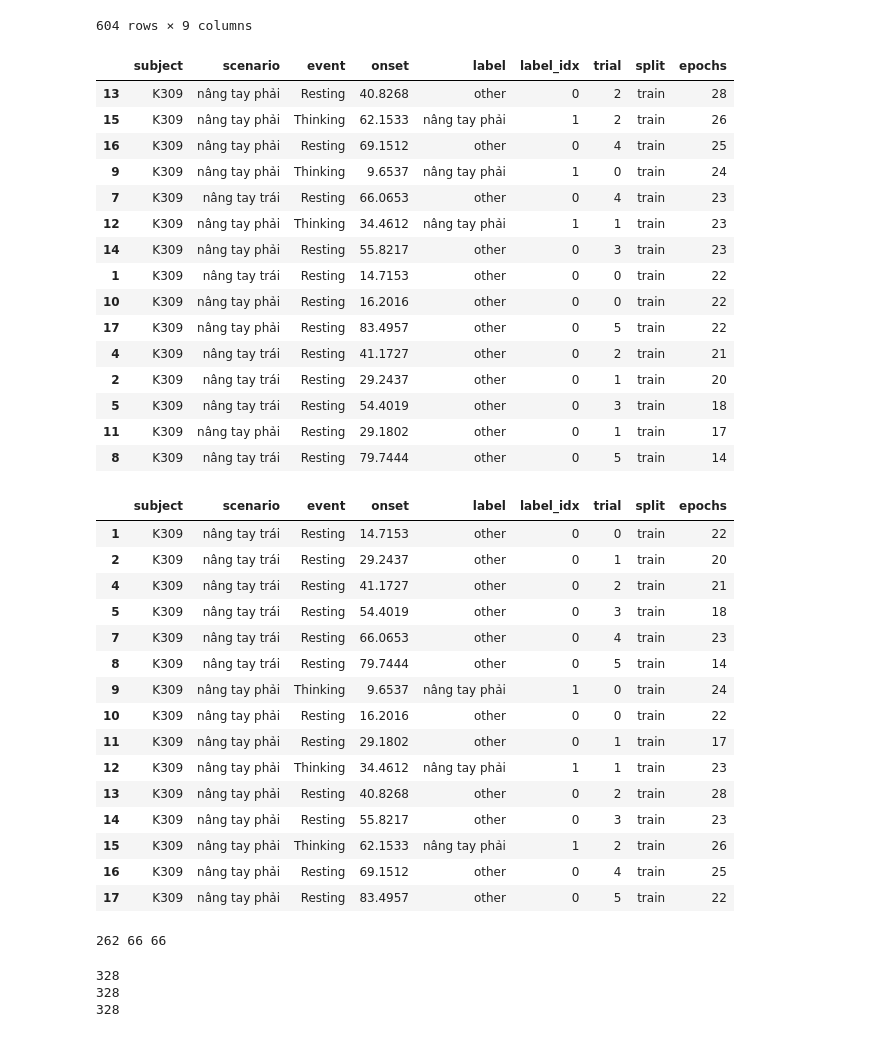
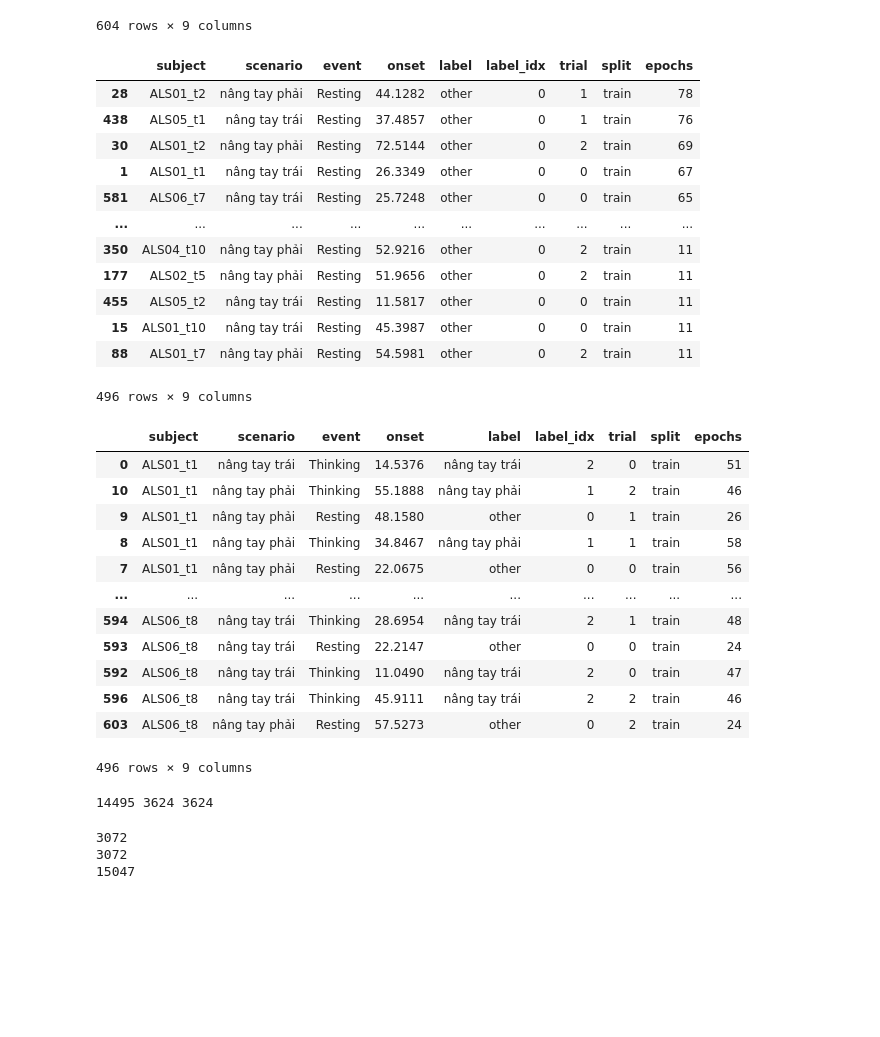
Before and after one commit to phanquanghung/eeg-motor-imagery, a Jupyter notebook: data_loader.ipynb, the cells around one changed output. Drawn from its saved outputs; the diff is of its cells as text; code cells hidden in the pictures; blank space fills up the shorter version.

```diff
--- a/data_loader.ipynb
+++ b/data_loader.ipynb
@@ -175,29 +172,26 @@ ds_info.sort_values("epochs", ascending=False)
 604 rows × 9 columns
 # %%
 # remove noise
-# ds_info.drop([217], inplace=True)
-ds_info.drop(ds_info[ds_info['label'] == 'nâng tay trái'].index, inplace=True)
+ds_info.drop([217], inplace=True)
+# ds_info.drop(ds_info[ds_info['label'] == 'nâng tay trái'].index, inplace=True)
 
-# ds_info.drop(ds_info[ds_info['subject'].str.contains('ALS03')].index, inplace=True)
+ds_info.drop(ds_info[ds_info['subject'].str.contains('ALS03')].index, inplace=True)
 
 ds_info.sort_values("epochs", ascending=False)
 # %% [output]
 |  | subject | scenario | event | onset | label | label_idx | trial | split | epochs |
-| 13 | K309 | nâng tay phải | Resting | 40.8268 | other | 0 | 2 | train | 28 |
-| 15 | K309 | nâng tay phải | Thinking | 62.1533 | nâng tay phải | 1 | 2 | train | 26 |
-| 16 | K309 | nâng tay phải | Resting | 69.1512 | other | 0 | 4 | train | 25 |
-| 9 | K309 | nâng tay phải | Thinking | 9.6537 | nâng tay phải | 1 | 0 | train | 24 |
-| 7 | K309 | nâng tay trái | Resting | 66.0653 | other | 0 | 4 | train | 23 |
-| 12 | K309 | nâng tay phải | Thinking | 34.4612 | nâng tay phải | 1 | 1 | train | 23 |
-| 14 | K309 | nâng tay phải | Resting | 55.8217 | other | 0 | 3 | train | 23 |
-| 1 | K309 | nâng tay trái | Resting | 14.7153 | other | 0 | 0 | train | 22 |
-| 10 | K309 | nâng tay phải | Resting | 16.2016 | other | 0 | 0 | train | 22 |
-| 17 | K309 | nâng tay phải | Resting | 83.4957 | other | 0 | 5 | train | 22 |
-| 4 | K309 | nâng tay trái | Resting | 41.1727 | other | 0 | 2 | train | 21 |
-| 2 | K309 | nâng tay trái | Resting | 29.2437 | other | 0 | 1 | train | 20 |
-| 5 | K309 | nâng tay trái | Resting | 54.4019 | other | 0 | 3 | train | 18 |
-| 11 | K309 | nâng tay phải | Resting | 29.1802 | other | 0 | 1 | train | 17 |
-| 8 | K309 | nâng tay trái | Resting | 79.7444 | other | 0 | 5 | train | 14 |
+| 28 | ALS01_t2 | nâng tay phải | Resting | 44.1282 | other | 0 | 1 | train | 78 |
+| 438 | ALS05_t1 | nâng tay trái | Resting | 37.4857 | other | 0 | 1 | train | 76 |
+| 30 | ALS01_t2 | nâng tay phải | Resting | 72.5144 | other | 0 | 2 | train | 69 |
+| 1 | ALS01_t1 | nâng tay trái | Resting | 26.3349 | other | 0 | 0 | train | 67 |
+| 581 | ALS06_t7 | nâng tay trái | Resting | 25.7248 | other | 0 | 0 | train | 65 |
+| ... | ... | ... | ... | ... | ... | ... | ... | ... | ... |
+| 350 | ALS04_t10 | nâng tay phải | Resting | 52.9216 | other | 0 | 2 | train | 11 |
+| 177 | ALS02_t5 | nâng tay phải | Resting | 51.9656 | other | 0 | 2 | train | 11 |
+| 455 | ALS05_t2 | nâng tay trái | Resting | 11.5817 | other | 0 | 0 | train | 11 |
+| 15 | ALS01_t10 | nâng tay trái | Resting | 45.3987 | other | 0 | 0 | train | 11 |
+| 88 | ALS01_t7 | nâng tay phải | Resting | 54.5981 | other | 0 | 2 | train | 11 |
+496 rows × 9 columns
 # %%
 df_info = ds_info.sort_values("subject", ascending=True)
 df_info
@@ -206,21 +200,18 @@ df_info
 # test_data['epochs'].count()
 # %% [output]
 |  | subject | scenario | event | onset | label | label_idx | trial | split | epochs |
-| 1 | K309 | nâng tay trái | Resting | 14.7153 | other | 0 | 0 | train | 22 |
-| 2 | K309 | nâng tay trái | Resting | 29.2437 | other | 0 | 1 | train | 20 |
-| 4 | K309 | nâng tay trái | Resting | 41.1727 | other | 0 | 2 | train | 21 |
-| 5 | K309 | nâng tay trái | Resting | 54.4019 | other | 0 | 3 | train | 18 |
-| 7 | K309 | nâng tay trái | Resting | 66.0653 | other | 0 | 4 | train | 23 |
-| 8 | K309 | nâng tay trái | Resting | 79.7444 | other | 0 | 5 | train | 14 |
-| 9 | K309 | nâng tay phải | Thinking | 9.6537 | nâng tay phải | 1 | 0 | train | 24 |
-| 10 | K309 | nâng tay phải | Resting | 16.2016 | other | 0 | 0 | train | 22 |
-| 11 | K309 | nâng tay phải | Resting | 29.1802 | other | 0 | 1 | train | 17 |
-| 12 | K309 | nâng tay phải | Thinking | 34.4612 | nâng tay phải | 1 | 1 | train | 23 |
-| 13 | K309 | nâng tay phải | Resting | 40.8268 | other | 0 | 2 | train | 28 |
-| 14 | K309 | nâng tay phải | Resting | 55.8217 | other | 0 | 3 | train | 23 |
-| 15 | K309 | nâng tay phải | Thinking | 62.1533 | nâng tay phải | 1 | 2 | train | 26 |
-| 16 | K309 | nâng tay phải | Resting | 69.1512 | other | 0 | 4 | train | 25 |
-| 17 | K309 | nâng tay phải | Resting | 83.4957 | other | 0 | 5 | train | 22 |
+| 0 | ALS01_t1 | nâng tay trái | Thinking | 14.5376 | nâng tay trái | 2 | 0 | train | 51 |
+| 10 | ALS01_t1 | nâng tay phải | Thinking | 55.1888 | nâng tay phải | 1 | 2 | train | 46 |
+| 9 | ALS01_t1 | nâng tay phải | Resting | 48.1580 | other | 0 | 1 | train | 26 |
+| 8 | ALS01_t1 | nâng tay phải | Thinking | 34.8467 | nâng tay phải | 1 | 1 | train | 58 |
+| 7 | ALS01_t1 | nâng tay phải | Resting | 22.0675 | other | 0 | 0 | train | 56 |
+| ... | ... | ... | ... | ... | ... | ... | ... | ... | ... |
+| 594 | ALS06_t8 | nâng tay trái | Thinking | 28.6954 | nâng tay trái | 2 | 1 | train | 48 |
+| 593 | ALS06_t8 | nâng tay trái | Resting | 22.2147 | other | 0 | 0 | train | 24 |
+| 592 | ALS06_t8 | nâng tay trái | Thinking | 11.0490 | nâng tay trái | 2 | 0 | train | 47 |
+| 596 | ALS06_t8 | nâng tay trái | Thinking | 45.9111 | nâng tay trái | 2 | 2 | train | 46 |
+| 603 | ALS06_t8 | nâng tay phải | Resting | 57.5273 | other | 0 | 2 | train | 24 |
+496 rows × 9 columns
 # %%
 total_trials = ds_info['epochs'].sum()
 train_trials = int(total_trials * 8 / 10)
@@ -230,17 +221,17 @@ test_trails, val_trails = total_trials - train_trials, total_trials - train_tria
 
 print(train_trials, test_trails, val_trails)
 # %% [output]
-262 66 66
+14495 3624 3624
 # %%
 # test_data = ds_info[ds_info['subject'].str.contains('ALS04_t3|ALS04_t4|ALS04_t5|ALS04_t6|ALS04_t7|ALS04_t8|ALS04_t9|ALS04_t10')]
-test_data = ds_info[ds_info['subject'].str.contains('K309')]
+test_data = ds_info[ds_info['subject'].str.contains('ALS06')]
 print(test_data['epochs'].sum())
 
 test_labels = []
 for i, r in test_data.iterrows():
     test_labels.extend([ds_info.loc[i, 'label']] * ds_info.loc[i, 'epochs'])
 
-val_data = ds_info[ds_info['subject'].str.contains('K309')]
+val_data = ds_info[ds_info['subject'].str.contains('ALS06')]
 print(val_data['epochs'].sum())
 
 val_labels = []
@@ -256,9 +247,9 @@ train_labels = []
 for i, r in train_data.iterrows():
     train_labels.extend([ds_info.loc[i, 'label']] * ds_info.loc[i, 'epochs'])
 # %% [output]
-328
-328
-328
+3072
+3072
+15047
 # %%
 # concat dataset
 data_type = [train_data, test_data, val_data]
```
Also changed, not shown: parts of 5 cells of this notebook, 6 other files.
